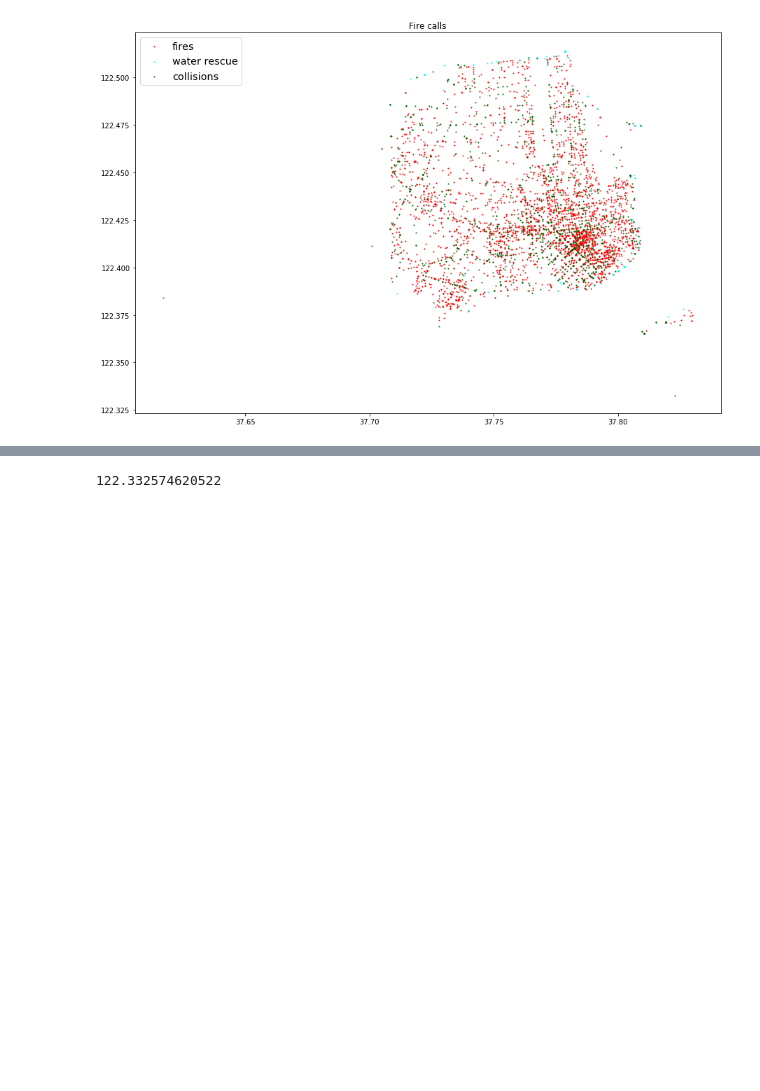
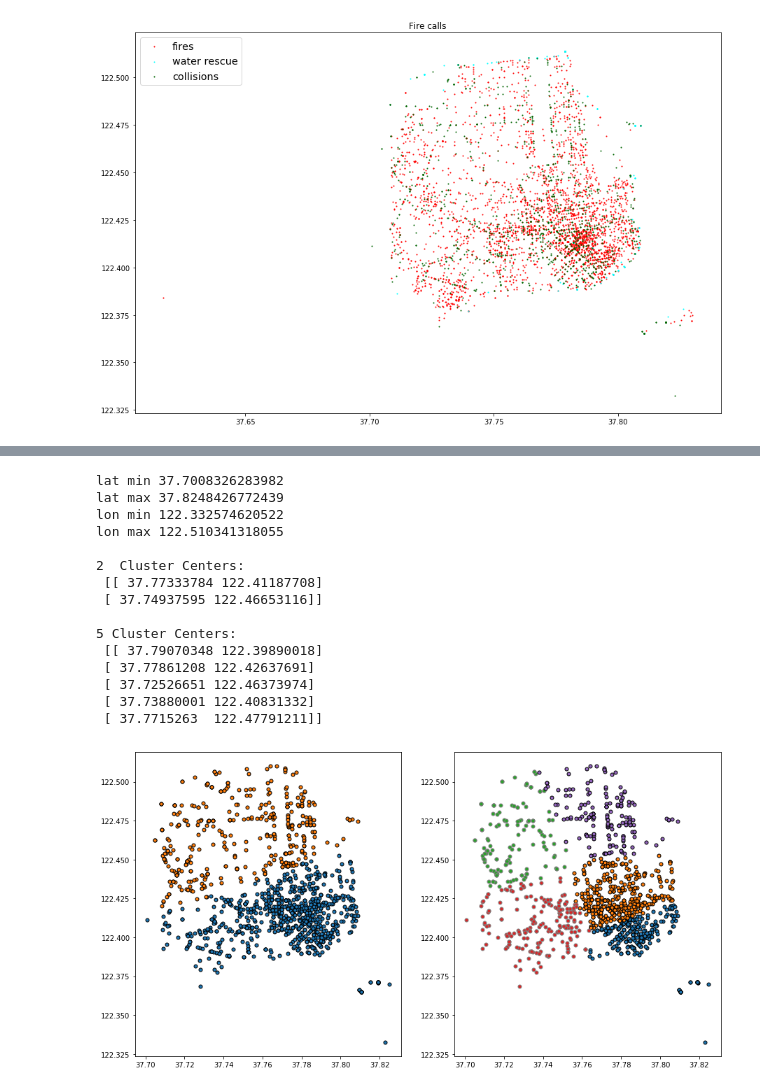
Before and after one commit to kbowerma/data_privacy_examples, a Jupyter notebook: FireData.ipynb, the cells around one changed output, grey strips where cells are left out. Drawn from its saved outputs; the diff is of its cells as text; code cells hidden in the pictures; blank space fills up the shorter version.

```diff
--- a/FireData.ipynb
+++ b/FireData.ipynb
@@ -157,4 +123,49 @@ cluser centers:  [[ 37.78423738 122.4136315 ]
-# %%
-df5['LON'].min()
-# %% [output]
-122.332574620522
+# %%
+df6 =df5.drop('callType',1)
+
+print('lat min',df6.LAT.min())
+print('lat max',df6.LAT.max())
+print('lon min',df6.LON.min())
+print('lon max',df6.LON.max())
+
+
+X = df6.values
+
+fig,  axes  =  plt.subplots(1, 2, figsize=(15, 8))
+
+# using two cluster centers:
+kmeans = KMeans(n_clusters=2)
+kmeans.fit(X)
+assignments = kmeans.labels_
+
+mglearn.discrete_scatter(X[:, 0], X[:, 1],  assignments,markers='.', ax=axes[0])
+twoclusterCenter = kmeans.cluster_centers_
+
+
+# using five cluster centers:
+kmeans = KMeans(n_clusters=5)
+kmeans.fit(X)
+assignments = kmeans.labels_
+
+mglearn.discrete_scatter(X[:, 0], X[:, 1], assignments, markers='.', ax=axes[1])
+fiveclusterCenter = kmeans.cluster_centers_
+
+print('\n2  Cluster Centers:\n',twoclusterCenter)
+print('\n5 Cluster Centers:\n',fiveclusterCenter)
+# %% [output]
+lat min 37.7008326283982
+lat max 37.8248426772439
+lon min 122.332574620522
+lon max 122.510341318055
+
+2  Cluster Centers:
+ [[ 37.77333784 122.41187708]
+ [ 37.74937595 122.46653116]]
+
+5 Cluster Centers:
+ [[ 37.79070348 122.39890018]
+ [ 37.77861208 122.42637691]
+ [ 37.72526651 122.46373974]
+ [ 37.73880001 122.40831332]
+ [ 37.7715263  122.47791211]]
+[figure, added]
```
Also changed, not shown: parts of 1 cell of this notebook.
